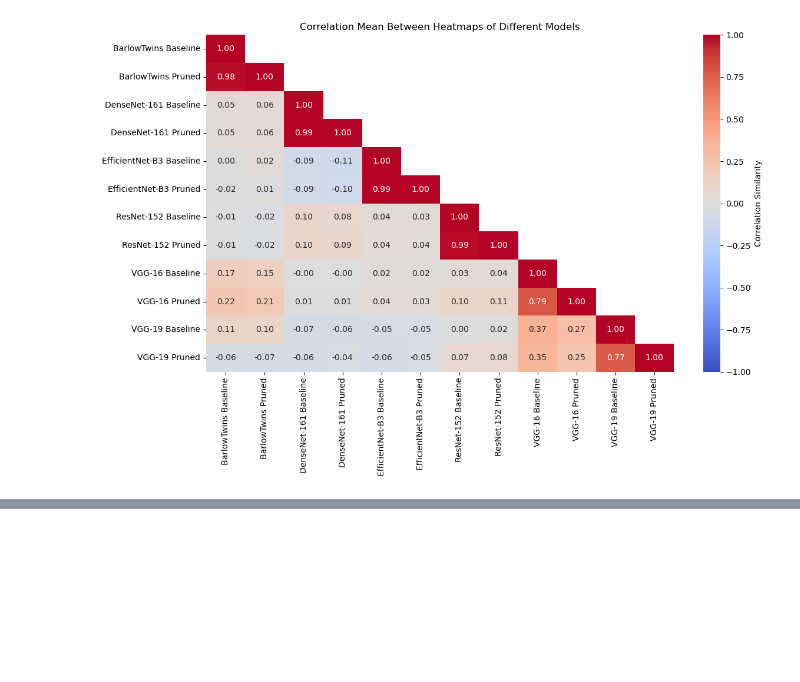
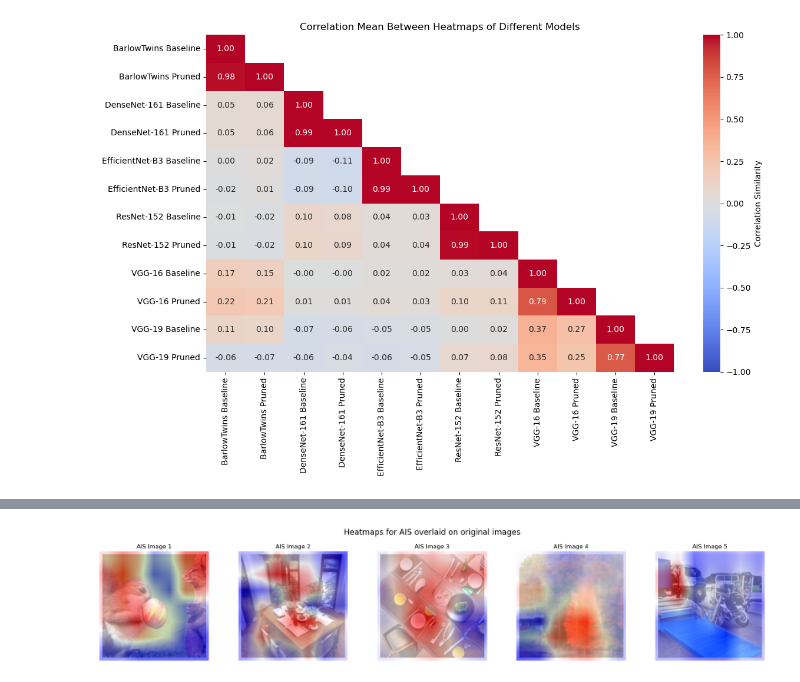
Before and after one commit to icaro-rdp/Internship_project_2025, a Jupyter notebook: Models/models_masking_comparison.ipynb, the cells around one changed output, grey strips where cells are left out. Cells and saved outputs as stored; diff of their text form; code cells hidden in the pictures; blank space fills up the shorter version.

```diff
--- a/Models/models_masking_comparison.ipynb
+++ b/Models/models_masking_comparison.ipynb
@@ -337,0 +339,87 @@ plt.show()
+# %%
+# load the raw ais heatmaps from DenseNet-161
+DENSENET161_AIS_HEATMAPS_DIR = 'DenseNet-161/Heatmaps/DenseNet161_raw_heatmaps.npy'
+INDICIES_ORIGINAL_IMAGES = [1,3,33,50,82]
+ORIGINAL_IMAGES = [
+    'DenseNet-161/Heatmap_images/Dual_scores_OBJ_X_OBJ_CAM/Baseline with importance scores/original_images/original_1.png',
+    'DenseNet-161/Heatmap_images/Dual_scores_OBJ_X_OBJ_CAM/Baseline with importance scores/original_images/original_3.png',
+    'DenseNet-161/Heatmap_images/Dual_scores_OBJ_X_OBJ_CAM/Baseline with importance scores/original_images/original_33.png',
+    'DenseNet-161/Heatmap_images/Dual_scores_OBJ_X_OBJ_CAM/Baseline with importance scores/original_images/original_50.png',
+    'DenseNet-161/Heatmap_images/Dual_scores_OBJ_X_OBJ_CAM/Baseline with importance scores/original_images/original_82.png'
+]
+densenet_test_batch_ais = np.load(DENSENET161_AIS_HEATMAPS_DIR)
+# pick the 5 images
+
+densenet_ais = densenet_test_batch_ais[INDICIES_ORIGINAL_IMAGES]
+
+
+# Plot the heatmaps
+def plot_heatmaps(heatmaps, original_image_paths, model_name, num_images=5, alpha=0.5):
+    """
+    Plot the first num_images heatmaps from the given heatmap array,
+    overlaid on their corresponding original images.
+
+    Args:
+        heatmaps: Numpy array of shape (n_images, height, width)
+        original_image_paths: List of paths to the original images.
+        model_name: Name of the model for labeling.
+        num_images: Number of images to plot.
+        alpha: Transparency level for the heatmap overlay.
+    """
+    n_to_plot = min(num_images, heatmaps.shape[0], len(original_image_paths))
+
+    if n_to_plot == 0:
+        print(f"No images to plot for {model_name}.")
+        return
+
+    fig, axes = plt.subplots(1, n_to_plot, figsize=(4 * n_to_plot, 4))
+    if n_to_plot == 1: # Ensure axes is always iterable
+        axes = [axes]
+
+    for i in range(n_to_plot):
+        ax = axes[i]
+
+        # Load original image
+        try:
+            original_img = plt.imread(original_image_paths[i])
+        except FileNotFoundError:
+            print(f"Error: Original image not found at {original_image_paths[i]}")
+            ax.text(0.5, 0.5, 'Image not found', ha='center', va='center')
+            ax.axis('off')
+            ax.set_title(f"{model_name} Image {i + 1}\n(Original Missing)")
+            continue
+
+        ax.imshow(original_img)
+
+        # Current heatmap
+        current_heatmap = heatmaps[i]
+
+        # Ensure heatmap is float for resizing and consistent processing
+        if current_heatmap.dtype != np.float32 and current_heatmap.dtype != np.float64:
+            current_heatmap_float = current_heatmap.astype(np.float32)
+        else:
+            current_heatmap_float = current_heatmap
+
+        # Resize heatmap to original image's dimensions
+        resized_heatmap = cv2.resize(current_heatmap_float,
+                                     (original_img.shape[1], original_img.shape[0]),
+                                     interpolation=cv2.INTER_LINEAR)
+
+        ax.imshow(resized_heatmap, cmap='bwr', alpha=alpha, interpolation='nearest')
+
+        ax.axis('off')
+        ax.set_title(f"{model_name} Image {i + 1}")
+
+    fig.suptitle(f"Heatmaps for {model_name} overlaid on original images", fontsize=16)
+    plt.tight_layout(rect=[0, 0, 1, 0.95]) # Adjust rect to make space for suptitle
+    plt.show()
+
+# Plot the heatmaps for DenseNet-161 AIS
+# Ensure ORIGINAL_IMAGES paths are correct and point to actual image files (e.g., .png, .png)
+plot_heatmaps(densenet_ais, ORIGINAL_IMAGES, "AIS", num_images=5, alpha=0.6)
+
+# For densenet161_base_mask_heatmaps, ensure you have corresponding original image paths if they are different
+# Assuming they use the same ORIGINAL_IMAGES for this example:
+plot_heatmaps(densenet161_base_mask_heatmaps, ORIGINAL_IMAGES, "Pixel masking", num_images=5, alpha=0.6)
+# %% [output]
+[figure, added]
```
Also changed, not shown: parts of 5 cells of this notebook, 1 other file.
